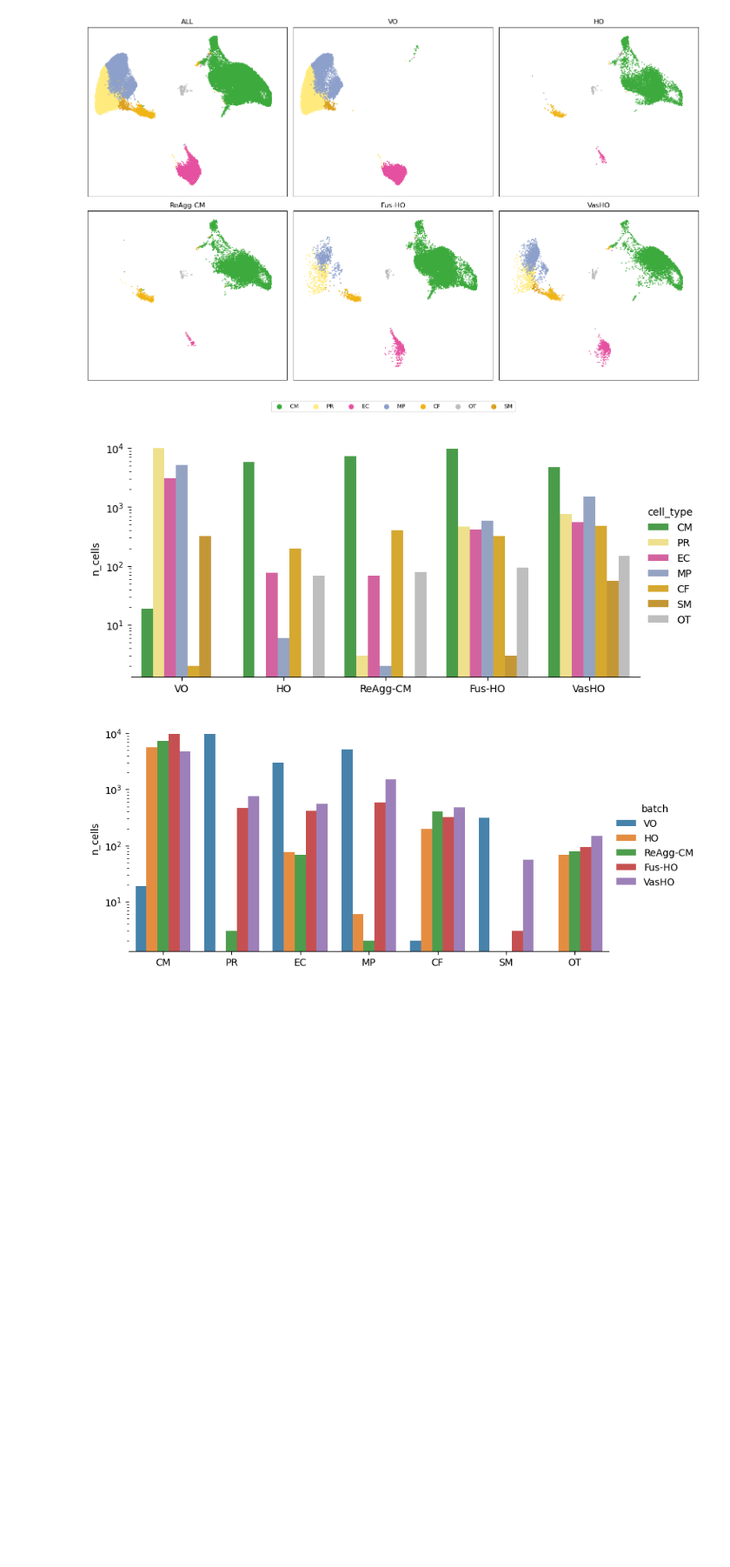
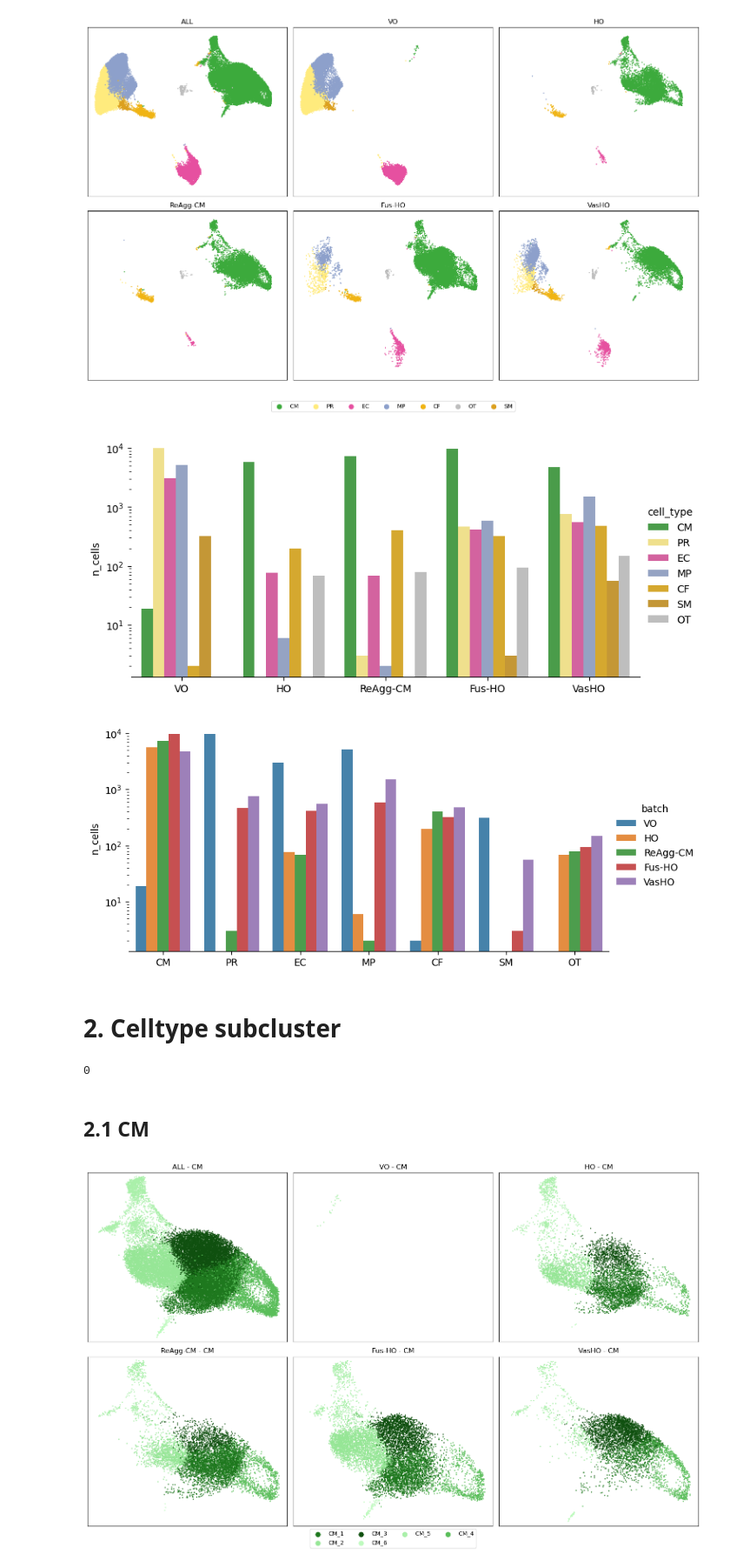
Before and after one commit to yachielab/DataAnalysis_Vascularized_Cardiac_Organoids, a Jupyter notebook: ipynb/CCO12.ipynb, the cells around one changed output. Shown at 87% size. Drawn from its saved outputs; the diff is of its cells as text; code cells hidden in the pictures; blank space fills up the shorter version.

```diff
--- a/ipynb/CCO12.ipynb
+++ b/ipynb/CCO12.ipynb
@@ -79,7 +185,7 @@ for i, sample in enumerate(samples):
     if sample == "ALL":
         adata = adata_all
     else:
-        adata = adata_all[adata_all.obs["batch"] == samples_old[i]]
+        adata = adata_all[adata_all.obs["batch"] == samples[i]]
 
     for j, ld in enumerate(adata_all.obs['cell_type'].unique()):
         sbplt = axs[i].scatter(
@@ -118,7 +224,7 @@ res = {"batch": [], "cell_type": [], "count": []}
 for sample, sample_old in zip(samples, samples_old):
     if sample == "ALL":
         continue
-    adata = adata_all[adata_all.obs["batch"] == sample_old]
+    adata = adata_all[adata_all.obs["batch"] == sample]
     # res[sample] = []
     for ct in cell_types:
         res["batch"].append(sample)
@@ -166,0 +284,8 @@ plt.show()
+# %% [markdown]
+# 2. Celltype subcluster
+# %%
+os.system(f"mkdir -p {WORK_DIR}/adata/cell_type_subclustered")
+# %% [output]
+0
+# %% [markdown]
+## 2.1 CM
@@ -166,0 +303,46 @@ plt.show()
+# %%
+adata = sc.read_h5ad(f"{WORK_DIR}/adata/cell_type_subclustered/{ct}.h5ad")
+# %%
+fig, axs = plt.subplots(2, 3, figsize=(15,9))
+axs = axs.flatten()
+
+handles = []
+labels = []
+
+for j, sample in enumerate(samples):
+
+    ax = axs[j]
+
+    if sample == 'ALL':
+        adata_sample = adata
+    else:
+        adata_sample = adata[adata.obs['batch'] == sample]
+
+    for ctsc in adata.obs['cell_type_subcluster'].unique():
+        adata_sub = adata_sample[adata_sample.obs['cell_type_subcluster'] == ctsc]
+        sbplt = ax.scatter(adata_sub.obsm['X_umap'][:, 0], adata_sub.obsm['X_umap'][:, 1], label=ctsc, s=1, color=colormap_subclusters[ctsc])
+        if j == 0:
+            handles.append(sbplt)
+            labels.append(ctsc)
+
+    ax.set_xlim([6, 19])
+    ax.set_ylim([5, 17])
+    ax.set_title(f"{sample} - {ct}")
+    ax.set_xticks([])
+    ax.set_yticks([])
+
+fig.legend(
+    handles,
+    labels,
+    loc='lower center',
+    ncol=4,
+    markerscale=8,
+    bbox_to_anchor=(0.5, -0.05)
+)
+
+plt.tight_layout()
+# plt.savefig(f'{WORK_DIR}/UMAP/secondary_leiden.{ct}.png', bbox_inches="tight")
+# plt.savefig(f'{WORK_DIR}/UMAP/secondary_leiden.{ct}.svg', bbox_inches="tight")
+plt.show()
+# %% [output]
+[figure, added]
```
Also changed, not shown: parts of 24 cells of this notebook, 6 other files.
